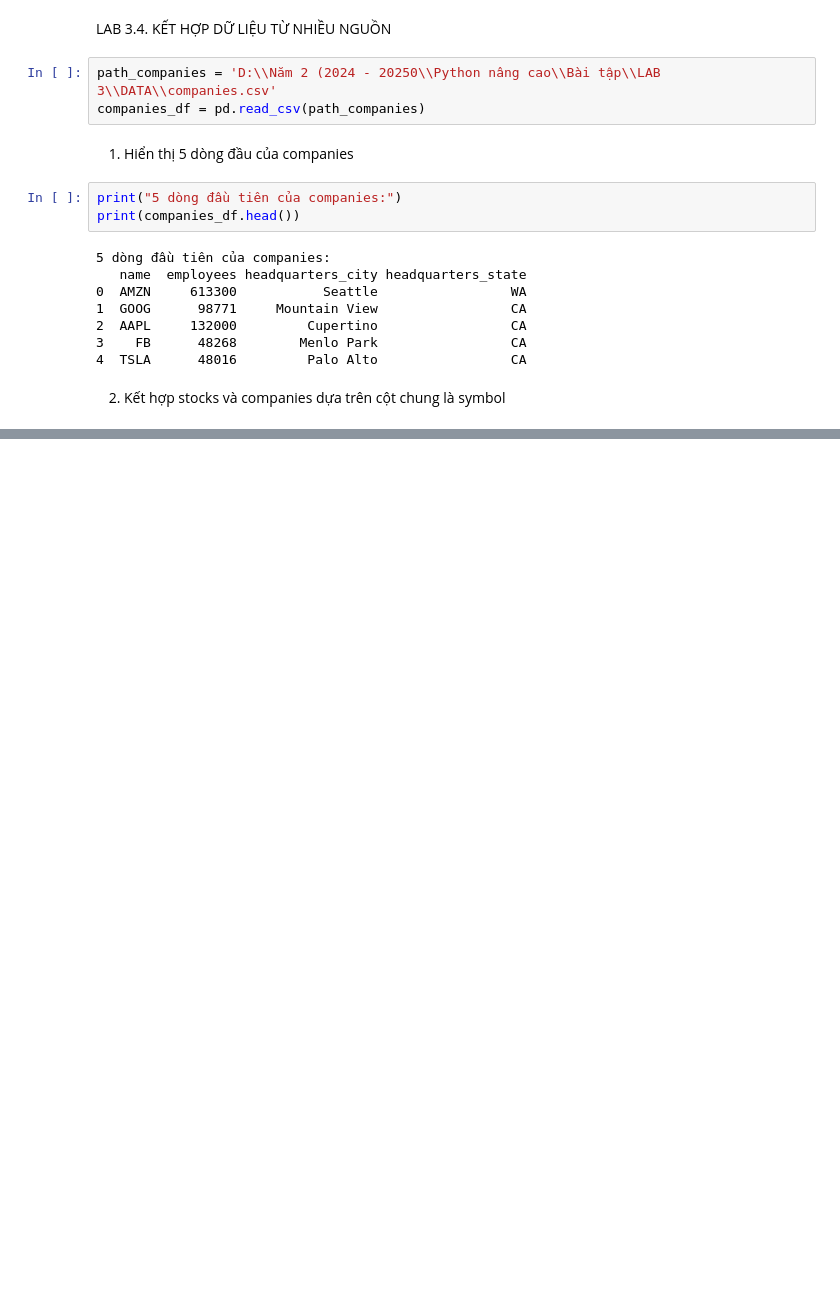
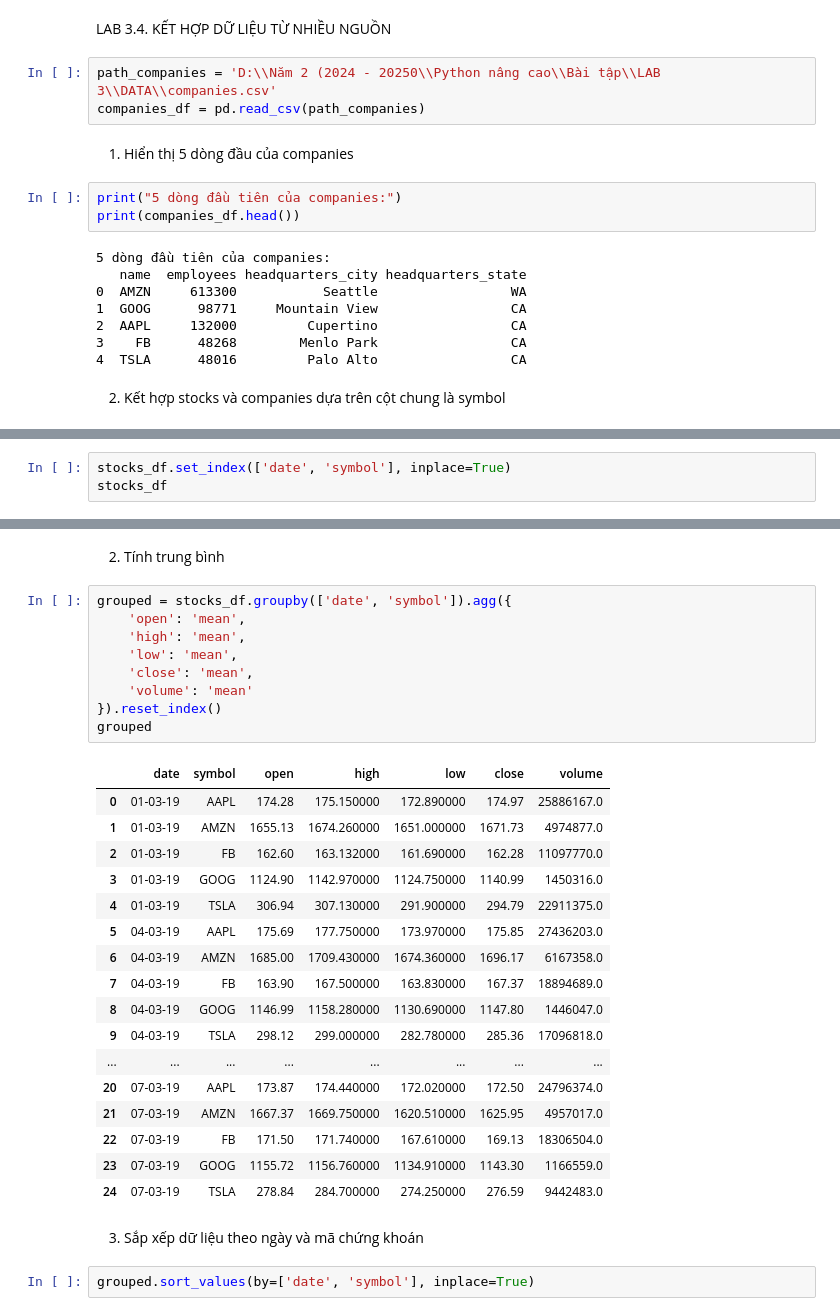
Before and after one commit to KTNhung/17A2---KieuTrangNhung--Python-n-ng-cao, a Jupyter notebook: LAB 3/Code/Lab 3_Nhung_102.ipynb, the cells around one changed output, grey strips where cells are left out. Cells and saved outputs as stored; diff of their text form; blank space fills up the shorter version.

```diff
--- a/LAB 3/Code/Lab 3_Nhung_102.ipynb
+++ b/LAB 3/Code/Lab 3_Nhung_102.ipynb
@@ -231,0 +257,3 @@ print(companies_df.head())
+# %%
+stocks_df.set_index(['date', 'symbol'], inplace=True)
+stocks_df
@@ -231,0 +279,33 @@ print(companies_df.head())
+# %% [markdown]
+2. Tính trung bình
+# %%
+grouped = stocks_df.groupby(['date', 'symbol']).agg({
+    'open': 'mean',
+    'high': 'mean',
+    'low': 'mean',
+    'close': 'mean',
+    'volume': 'mean'
+}).reset_index()
+grouped
+# %% [output]
+|  | date | symbol | open | high | low | close | volume |
+| 0 | 01-03-19 | AAPL | 174.28 | 175.150000 | 172.890000 | 174.97 | 25886167.0 |
+| 1 | 01-03-19 | AMZN | 1655.13 | 1674.260000 | 1651.000000 | 1671.73 | 4974877.0 |
+| 2 | 01-03-19 | FB | 162.60 | 163.132000 | 161.690000 | 162.28 | 11097770.0 |
+| 3 | 01-03-19 | GOOG | 1124.90 | 1142.970000 | 1124.750000 | 1140.99 | 1450316.0 |
+| 4 | 01-03-19 | TSLA | 306.94 | 307.130000 | 291.900000 | 294.79 | 22911375.0 |
+| 5 | 04-03-19 | AAPL | 175.69 | 177.750000 | 173.970000 | 175.85 | 27436203.0 |
+| 6 | 04-03-19 | AMZN | 1685.00 | 1709.430000 | 1674.360000 | 1696.17 | 6167358.0 |
+| 7 | 04-03-19 | FB | 163.90 | 167.500000 | 163.830000 | 167.37 | 18894689.0 |
+| 8 | 04-03-19 | GOOG | 1146.99 | 1158.280000 | 1130.690000 | 1147.80 | 1446047.0 |
+| 9 | 04-03-19 | TSLA | 298.12 | 299.000000 | 282.780000 | 285.36 | 17096818.0 |
+| ... | ... | ... | ... | ... | ... | ... | ... |
+| 20 | 07-03-19 | AAPL | 173.87 | 174.440000 | 172.020000 | 172.50 | 24796374.0 |
+| 21 | 07-03-19 | AMZN | 1667.37 | 1669.750000 | 1620.510000 | 1625.95 | 4957017.0 |
+| 22 | 07-03-19 | FB | 171.50 | 171.740000 | 167.610000 | 169.13 | 18306504.0 |
+| 23 | 07-03-19 | GOOG | 1155.72 | 1156.760000 | 1134.910000 | 1143.30 | 1166559.0 |
+| 24 | 07-03-19 | TSLA | 278.84 | 284.700000 | 274.250000 | 276.59 | 9442483.0 |
+# %% [markdown]
+3. Sắp xếp dữ liệu theo ngày và mã chứng khoán
+# %%
+grouped.sort_values(by=['date', 'symbol'], inplace=True)
```
Also changed, not shown: parts of 15 cells of this notebook.
